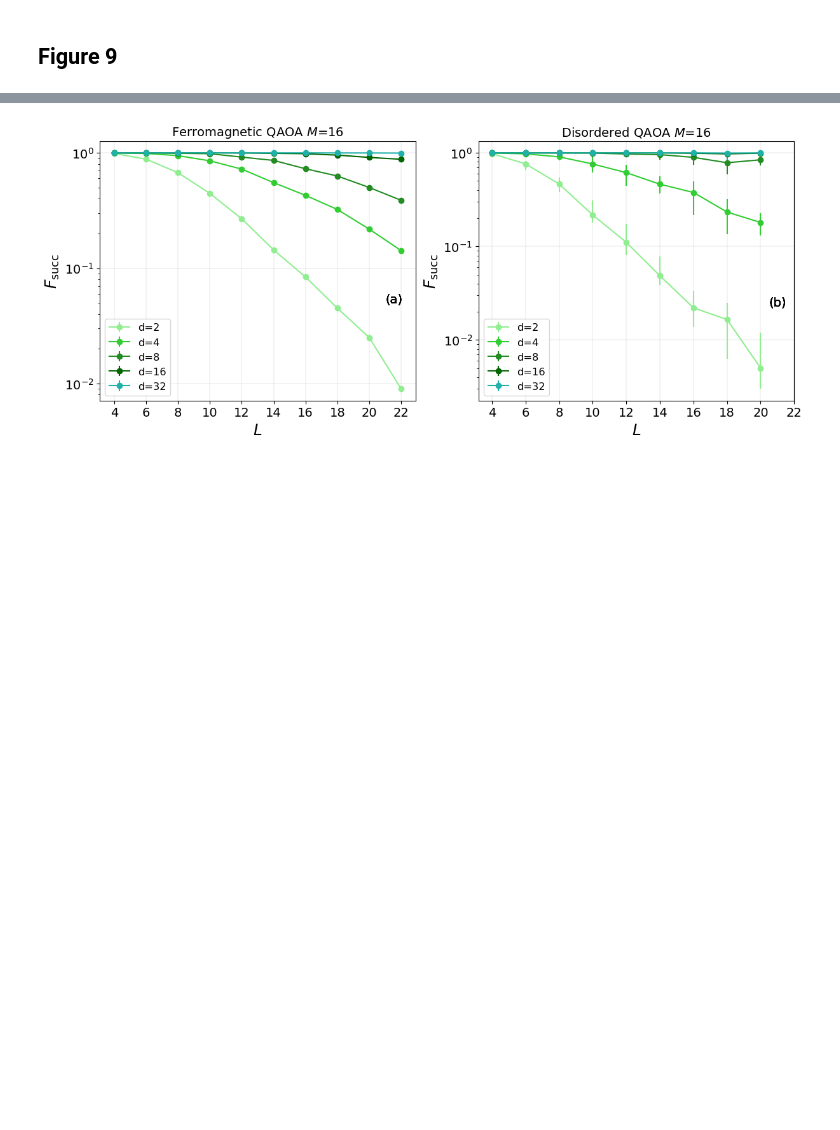
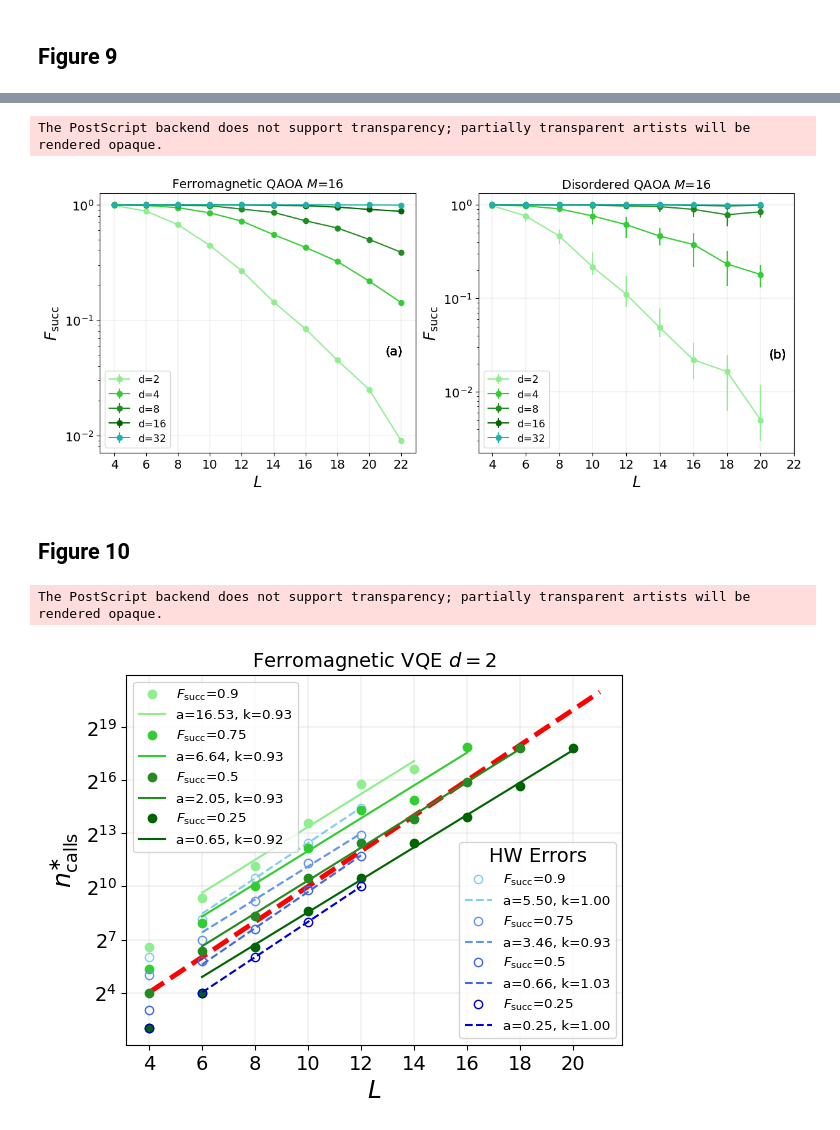
Before and after one commit to gscriva/cvar-opt, a Jupyter notebook: paper-figures.ipynb, the cells around one changed output, grey strips where cells are left out. Saved outputs shown, nothing was run; the diff lists cells and outputs as text; code cells hidden in the pictures; blank space fills up the shorter version.

```diff
--- a/paper-figures.ipynb
+++ b/paper-figures.ipynb
@@ -54,8 +54,11 @@ noise_df = pd.read_csv("datanoise.csv", index_col=0)
 spinglass_df = pd.read_csv("data_spinglass.csv", index_col=0)
 data_linopt = pd.read_csv("data_linopt.csv", index_col=0)
 data_linopt_rand = pd.read_csv("data_lininit_rand.csv", index_col=0)
+data_linopt_rand_iter0 = pd.read_csv("data_spinglass_iter1.csv", index_col=0)
+data_linopt_iter0 = pd.read_csv("data_opt16shots.csv", index_col=0)
 data_grad = pd.read_csv(f"datagrad.csv", index_col=0)
 datagrad_eps05 = pd.read_csv(f"datagrad_eps05.csv", index_col=0)
+grad_epsilon = np.load("grad_epsilon.npz")
 # %% [markdown]
 
 ## Figure 2
@@ -564,3 +522,11 @@ eps = [math.pi/2,1,0.75,0.5,0.3,0.2,0.1]
+# %%
+qaoa_exact_grad = grad_epsilon["qaoa_exact_grad"]
+qaoa_m2_grad = grad_epsilon["qaoa_m2_grad"]
+qaoa_m4_grad = grad_epsilon["qaoa_m4_grad"]
+qaoa_m16_grad = grad_epsilon["qaoa_m16_grad"]
+qaoa_m32_grad = grad_epsilon["qaoa_m32_grad"]
+
+eps = [math.pi/2,1,0.75,0.5,0.3,0.2,0.1]
 # %%
 depth1 = 2
 depth2 = 2
@@ -591,7 +557,7 @@ for i, subplot in enumerate(subplots.ravel()):
 
         subplot.grid(linewidth = 0.2)
 
-        subplot.set_title("Ferromagnetic" + r" $L=4$" + f" {algo.upper()} " + r"$d=$"+f"{depth1} ")
+        subplot.set_title("Ferromagnetic" + r" $L=6$" + f" {algo.upper()} " + r"$d=$"+f"{depth1} ")
 
         subplot.text(1.4, 0.5, '(a)')
 
@@ -652,5 +618,5 @@ for i, subplot in enumerate(subplots.ravel()):
 
         subplot.set_title(f"Ferromagnetic {algo.upper()} " + r"$d=$"+f"{depth1} ")
 
-plt.savefig("img/fig6.png", dpi=300)
+plt.savefig("img/fig6", format="eps")
 # %% [output]
@@ -886,7 +850,7 @@ for i, subplot in enumerate(subplots.ravel()):
 
     if i==0:
         for k, depth in enumerate(depths):
-            dat = data_lininit_ferro[(data_lininit_ferro['algo'] == algo) & (data_lininit_ferro['circ_depth'] == depth)]
+            dat = data_linopt_iter0[(data_linopt_iter0['algo'] == algo) & (data_linopt_iter0['circ_depth'] == depth)]
             dat = dat[dat[which_prob]!=0]
 
             x_axes = dat['qubits'] #*dat[dat['seed'] == 1]["circ_depth"]
@@ -905,7 +869,7 @@ for i, subplot in enumerate(subplots.ravel()):
 
     if i==1:
         for k, depth in enumerate(depths):
-            dat = data_lininit_spinglass[(data_lininit_spinglass['algo'] == algo) & (data_lininit_spinglass['circ_depth'] == depth)]
+            dat = data_linopt_rand_iter0[(data_linopt_rand_iter0['algo'] == algo) & (data_linopt_rand_iter0['circ_depth'] == depth)]
             dat = dat[dat[which_prob]!=0]
 
             x_axes = dat[dat['seed'] == 1]['qubits']
@@ -921,7 +885,7 @@ for i, subplot in enumerate(subplots.ravel()):
             subplot.text(20.5, 0.023, '(b)')
 
 
-    subplot.set_xticks(np.arange(data_lininit_spinglass['qubits'].min(), data_lininit_spinglass['qubits'].max() + 2, 2))
+    subplot.set_xticks(np.arange(data_linopt_iter0['qubits'].min(), data_linopt_iter0['qubits'].max() + 2, 2))
     subplot.set_yscale("log", base=10)
 
     subplot.grid(linewidth = 0.2)
@@ -931,6 +895,62 @@ for i, subplot in enumerate(subplots.ravel()):
 
     subplot.legend(loc='lower left', fontsize='small')
 
-plt.savefig("img/fig9.png", dpi=300)
+plt.savefig("img/fig9", format="eps")
 # %% [output]
+The PostScript backend does not support transparency; partially transparent artists will be rendered opaque.
 [figure]
+# %% [markdown]
+
+## Figure 10
+# %%
+fig, ax = plt.subplots()
+
+min_qubits, max_qubits = 4, 20
+min_qubits_toplot, max_qubits_toplot = 6, 22
+
+depth1 = 2
+depth2 = 2
+
+ax.plot(np.arange(min_qubits, max_qubits_toplot), fun_exp(np.arange(min_qubits, max_qubits_toplot), 1, 1), color='red', linewidth=3.5, linestyle="dashed")
+
+plots1, plots2 = [], []
+
+p_tresholds = [0.9, 0.75, 0.5, 0.25]
+colors = ['lightgreen', 'limegreen', 'forestgreen', 'darkgreen','lightseagreen', 'skyblue', 'cornflowerblue' , 'royalblue', 'mediumblue', 'darkblue']
+for j, (p, color) in enumerate(zip(p_tresholds, colors)):
+    data1 = ferro_df[(ferro_df['algo'] == 'vqe') & (ferro_df['circ_depth'] == depth1) & (ferro_df['qubits'] >= min_qubits)]
+    data2 = noise_df[(noise_df['algo'] == 'vqe') & (noise_df['circ_depth'] == depth2) & (noise_df['qubits'] >= min_qubits)]
+
+    gt_p1 = data1[data1['p_succ'] > p].groupby('qubits', as_index=False)['t'].min()
+    gt_p2 = data2[data2['p_succ'] > p].groupby('qubits', as_index=False)['t'].min()
+
+    popt1, _ = optimize.curve_fit(fun_lin, gt_p1['qubits'][2:], np.log2(gt_p1['t'][2:]))
+    plot1, = ax.plot(gt_p1['qubits'], gt_p1['t'], "o", label=r"$F_{\mathrm{succ}}$"+f"={p}", color=color)
+    plots1.append(plot1)
+    plot1, = ax.plot(gt_p1['qubits'][1:], fun_exp(gt_p1['qubits'][1:], 2**popt1[0], popt1[1]), "-", label=f"a={2**popt1[0]:.2f}, k={popt1[1]:.2f}", color=color)
+    plots1.append(plot1)
+
+    popt2, _ = optimize.curve_fit(fun_lin, gt_p2['qubits'][2:], np.log2(gt_p2['t'][2:]))
+    plot2, = ax.plot(gt_p2['qubits'], gt_p2['t'], "o", label=r"$F_{\mathrm{succ}}$"+f"={p}", fillstyle='none', color=colors[j+5])
+    plots2.append(plot2)
+    plot2, = ax.plot(gt_p2['qubits'][1:], fun_exp(gt_p2['qubits'][1:], 2**popt2[0], popt2[1]), "--", label=f"a={2**popt2[0]:.2f}, k={popt2[1]:.2f}", color=colors[j+5])
+    plots2.append(plot2)
+
+ax.set_yscale('log', base=2)
+ax.set_ylabel(r"$n^{\ast}_{\mathrm{calls}}$")
+ax.set_xlabel(r"$L$")
+ax.set_xticks(np.arange(min_qubits, max_qubits+1, 2))
+
+ax.grid(linewidth = 0.2)
+
+first_legend = ax.legend(handles=plots1, loc='upper left', fontsize="x-small")
+ax1 = plt.gca().add_artist(first_legend)
+
+ax.legend(handles=plots2, loc='lower right', title="HW Errors", fontsize="x-small")
+
+ax.set_title("Ferromagnetic " + r"VQE $d=$"+f"{depth2}", fontsize=14)
+
+plt.savefig("img/fig10", format="eps")
+# %% [output]
+The PostScript backend does not support transparency; partially transparent artists will be rendered opaque.
+[figure, added]
```
Also changed, not shown: parts of 10 cells of this notebook.
